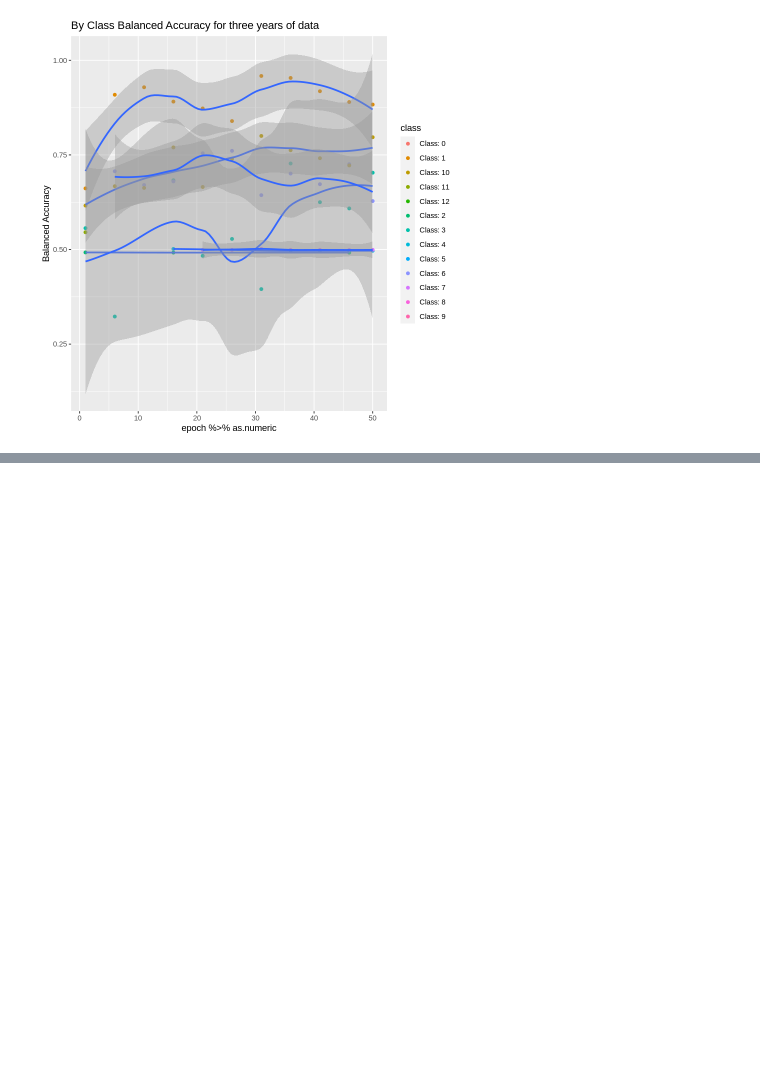
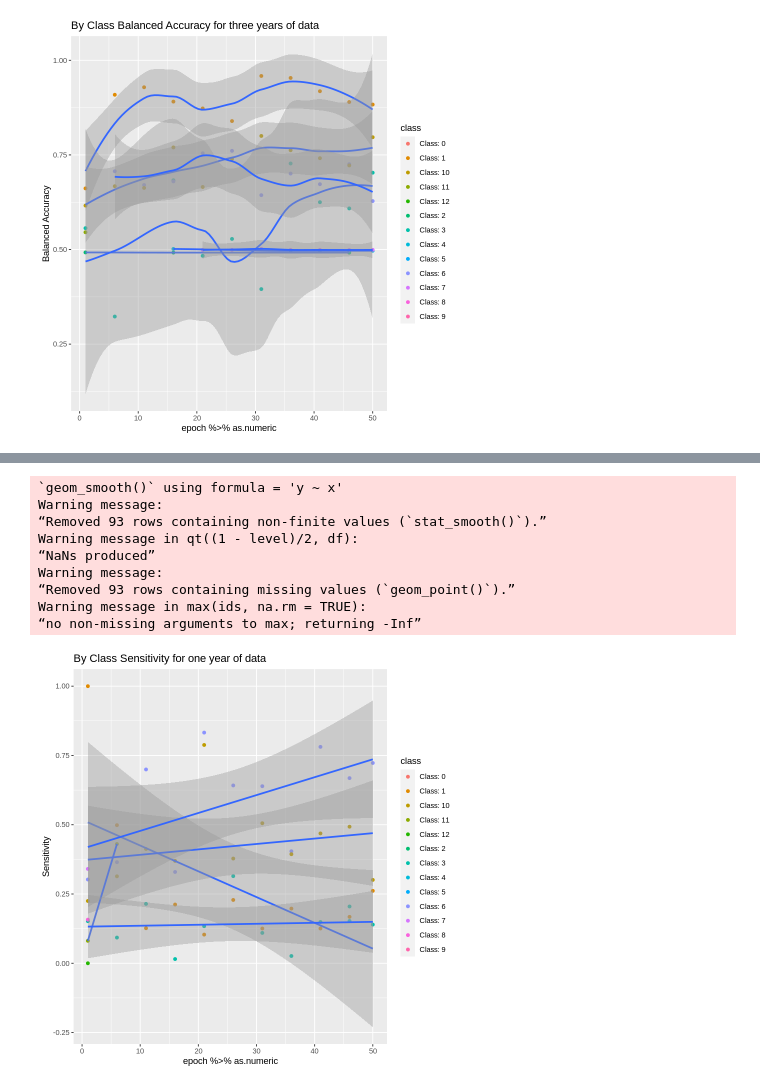
Before and after one commit to MadmanMarble/Planet_U-NET, a Jupyter notebook: ConfusionMatrix_R_Plotting_20240402.ipynb, the cells around one changed output, grey strips where cells are left out. Drawn from its saved outputs; the diff is of its cells as text; code cells hidden in the pictures; blank space fills up the shorter version.

```diff
--- a/ConfusionMatrix_R_Plotting_20240402.ipynb
+++ b/ConfusionMatrix_R_Plotting_20240402.ipynb
@@ -823,0 +1242,19 @@ Warning message in max(ids, na.rm = TRUE):
+# %%
+
+by_class_accuracy_dt_01[order(epoch %>% as.numeric)] %>%
+  ggplot(aes(x=epoch %>% as.numeric,y=`Sensitivity`,group = class))+
+  geom_point(aes(color=class))+
+  # geom_smooth()+
+  geom_smooth(method = lm, se = TRUE)+
+  ggtitle("By Class Sensitivity for one year of data")
+# %% [output]
+`geom_smooth()` using formula = 'y ~ x'
+Warning message:
+“Removed 93 rows containing non-finite values (`stat_smooth()`).”
+Warning message in qt((1 - level)/2, df):
+“NaNs produced”
+Warning message:
+“Removed 93 rows containing missing values (`geom_point()`).”
+Warning message in max(ids, na.rm = TRUE):
+“no non-missing arguments to max; returning -Inf”
+[figure, added]
```
Also changed, not shown: parts of 27 cells of this notebook.
